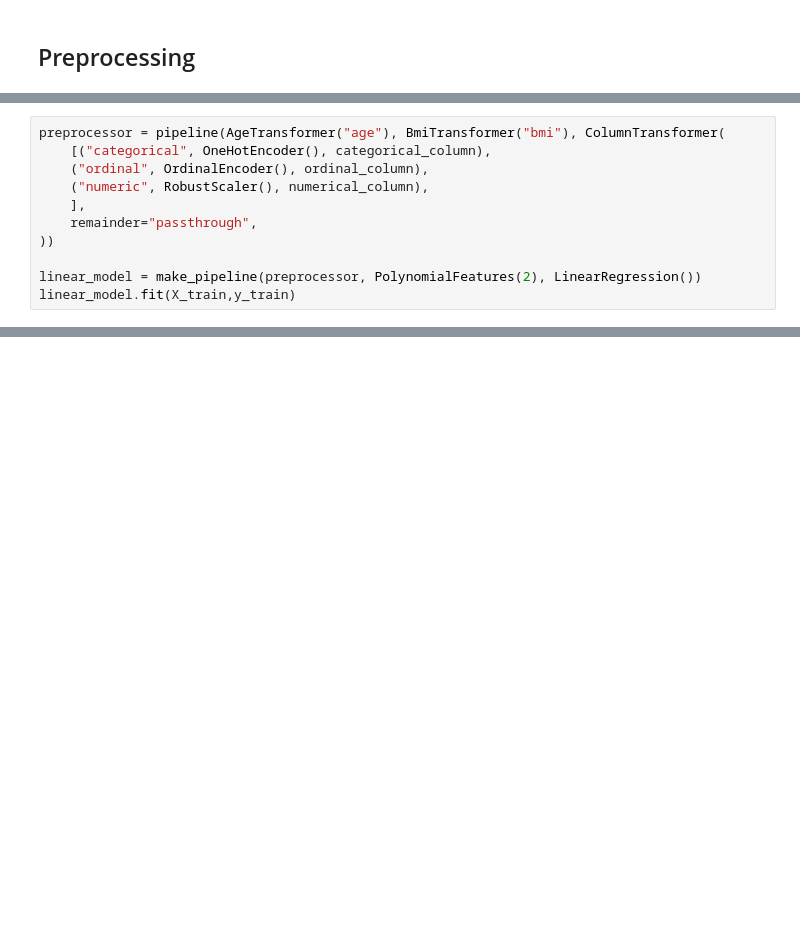
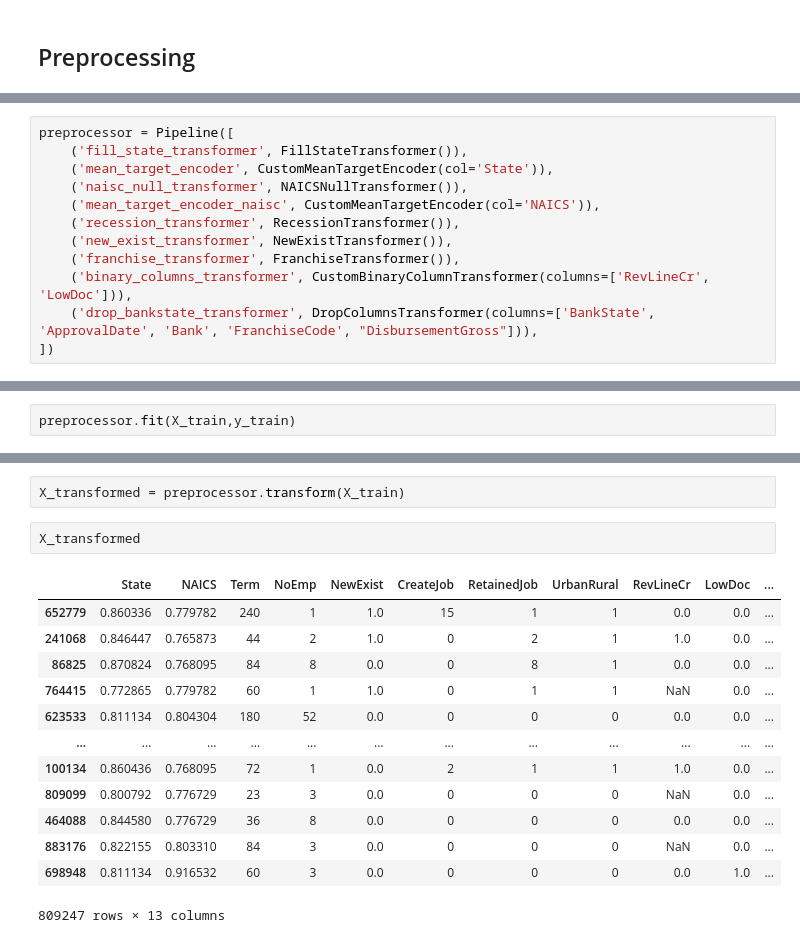
Before and after one commit to istaion/US_SBA_classification, a Jupyter notebook: modelisation.ipynb, the cells around one changed output, grey strips where cells are left out. Drawn from its saved outputs; the diff is of its cells as text; blank space fills up the shorter version.

Commit message:
premier model

```diff
--- a/modelisation.ipynb
+++ b/modelisation.ipynb
@@ -240,11 +321,0 @@ Pour ne pas faire exploser le nombre de colonnes je vais utiliser un ordinal enc
-# %%
-preprocessor = pipeline(AgeTransformer("age"), BmiTransformer("bmi"), ColumnTransformer(
-    [("categorical", OneHotEncoder(), categorical_column),
-    ("ordinal", OrdinalEncoder(), ordinal_column),
-    ("numeric", RobustScaler(), numerical_column),
-    ],
-    remainder="passthrough",
-))
-
-linear_model = make_pipeline(preprocessor, PolynomialFeatures(2), LinearRegression())
-linear_model.fit(X_train,y_train)
@@ -250,0 +412,12 @@ linear_model.fit(X_train,y_train)
+# %%
+preprocessor = Pipeline([
+    ('fill_state_transformer', FillStateTransformer()),
+    ('mean_target_encoder', CustomMeanTargetEncoder(col='State')),
+    ('naisc_null_transformer', NAICSNullTransformer()),
+    ('mean_target_encoder_naisc', CustomMeanTargetEncoder(col='NAICS')),
+    ('recession_transformer', RecessionTransformer()),
+    ('new_exist_transformer', NewExistTransformer()),
+    ('franchise_transformer', FranchiseTransformer()),
+    ('binary_columns_transformer', CustomBinaryColumnTransformer(columns=['RevLineCr', 'LowDoc'])),
+    ('drop_bankstate_transformer', DropColumnsTransformer(columns=['BankState', 'ApprovalDate', 'Bank', 'FranchiseCode', "DisbursementGross"])),
+])
@@ -250,0 +431,2 @@ linear_model.fit(X_train,y_train)
+# %%
+preprocessor.fit(X_train,y_train)
@@ -250,0 +449,18 @@ linear_model.fit(X_train,y_train)
+# %%
+X_transformed = preprocessor.transform(X_train)
+# %%
+X_transformed
+# %% [output]
+|  | State | NAICS | Term | NoEmp | NewExist | CreateJob | RetainedJob | UrbanRural | RevLineCr | LowDoc | ... |
+| 652779 | 0.860336 | 0.779782 | 240 | 1 | 1.0 | 15 | 1 | 1 | 0.0 | 0.0 | ... |
+| 241068 | 0.846447 | 0.765873 | 44 | 2 | 1.0 | 0 | 2 | 1 | 1.0 | 0.0 | ... |
+| 86825 | 0.870824 | 0.768095 | 84 | 8 | 0.0 | 0 | 8 | 1 | 0.0 | 0.0 | ... |
+| 764415 | 0.772865 | 0.779782 | 60 | 1 | 1.0 | 0 | 1 | 1 | NaN | 0.0 | ... |
+| 623533 | 0.811134 | 0.804304 | 180 | 52 | 0.0 | 0 | 0 | 0 | 0.0 | 0.0 | ... |
+| ... | ... | ... | ... | ... | ... | ... | ... | ... | ... | ... | ... |
+| 100134 | 0.860436 | 0.768095 | 72 | 1 | 0.0 | 2 | 1 | 1 | 1.0 | 0.0 | ... |
+| 809099 | 0.800792 | 0.776729 | 23 | 3 | 0.0 | 0 | 0 | 0 | NaN | 0.0 | ... |
+| 464088 | 0.844580 | 0.776729 | 36 | 8 | 0.0 | 0 | 0 | 0 | 0.0 | 0.0 | ... |
+| 883176 | 0.822155 | 0.803310 | 84 | 3 | 0.0 | 0 | 0 | 0 | NaN | 0.0 | ... |
+| 698948 | 0.811134 | 0.916532 | 60 | 3 | 0.0 | 0 | 0 | 0 | 0.0 | 1.0 | ... |
+809247 rows × 13 columns
```
Also changed, not shown: parts of 25 cells of this notebook.
